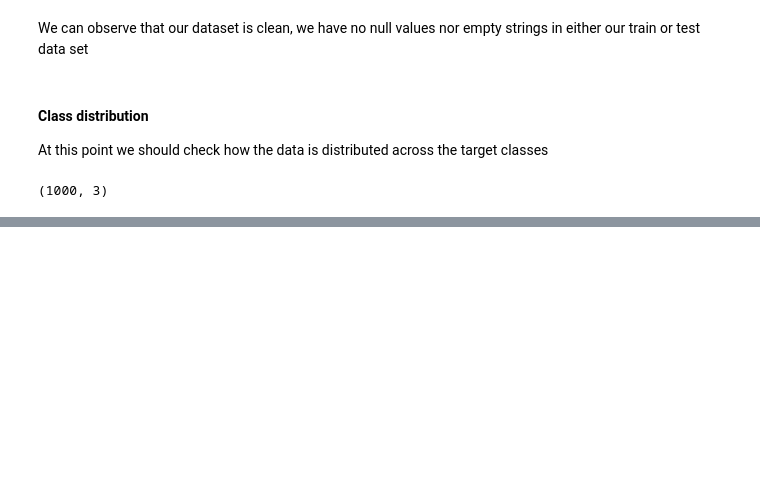
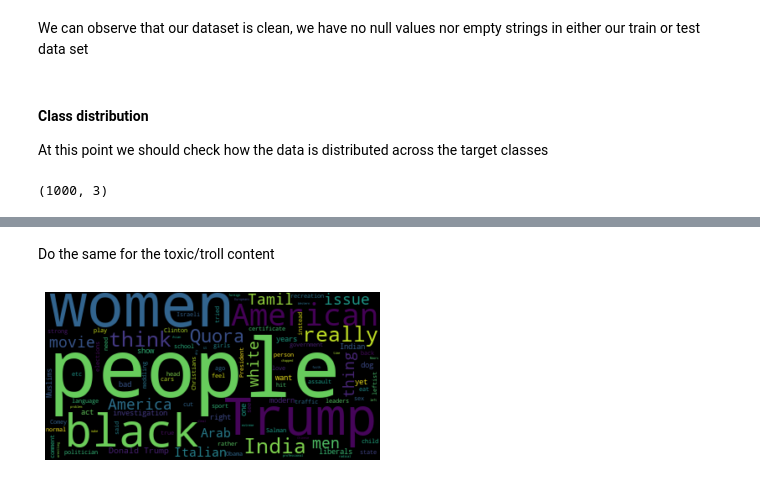
Before and after one commit to georgSquared/NLP-AUTh, a Jupyter notebook: notebooks/EDA.ipynb, the cells around one changed output, grey strips where cells are left out. Drawn from its saved outputs; the diff is of its cells as text; code cells hidden in the pictures; blank space fills up the shorter version.

```diff
--- a/notebooks/EDA.ipynb
+++ b/notebooks/EDA.ipynb
@@ -124,0 +211,12 @@ This has a number of consequences, i.e accuracy cannot be used as an accurate ev
+# %% [markdown]
+Do the same for the toxic/troll content
+# %%
+insincere = train_df[train_df.target == 1]
+
+insincere_wordcloud = WordCloud().generate(' '.join(insincere['wordcloud']))
+
+plt.imshow(insincere_wordcloud, interpolation="bilinear")
+plt.axis("off")
+plt.show()
+# %% [output]
+[figure, added]
```
Also changed, not shown: parts of 17 cells of this notebook.
